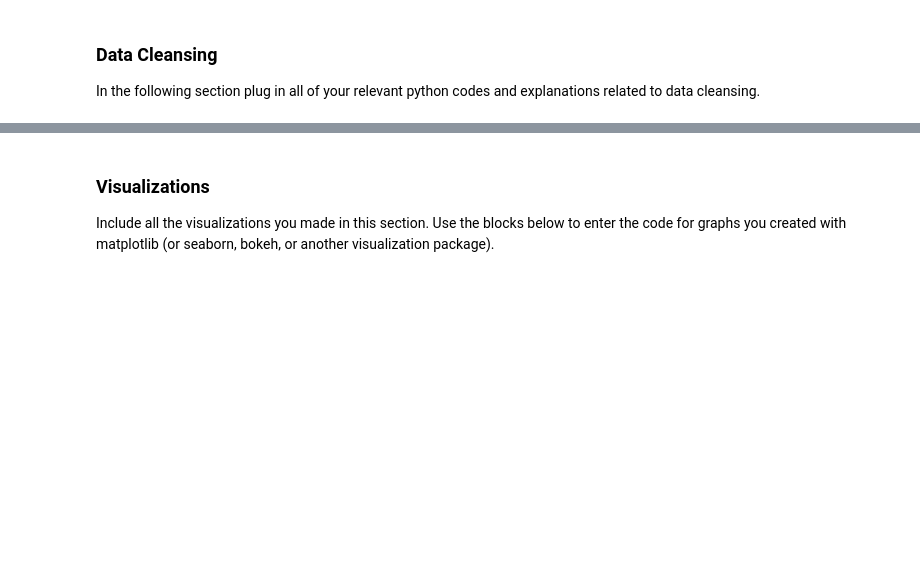
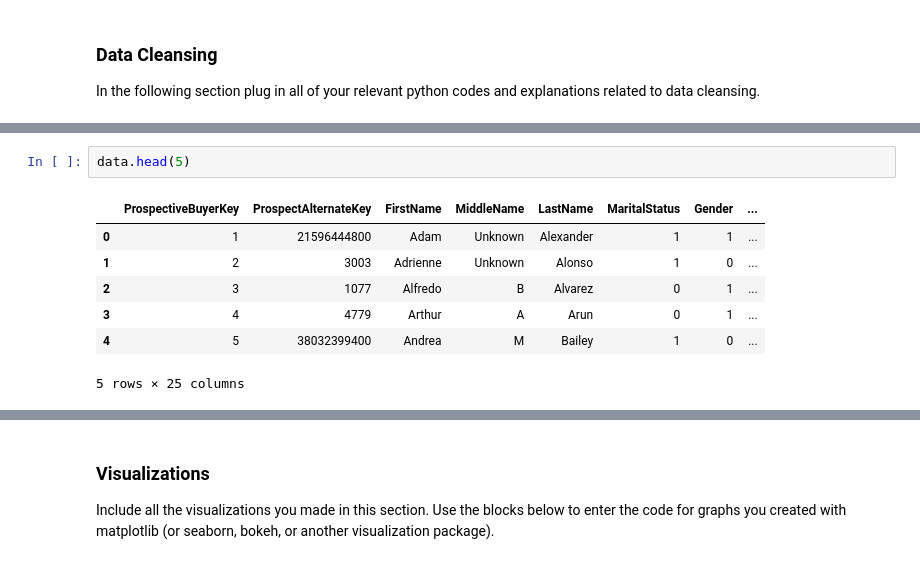
Before and after one commit to Chris-JunHao/group3, a Jupyter notebook: AdventureWork_Template_Final_Deliverable.ipynb, the cells around one changed output, grey strips where cells are left out. Drawn from its saved outputs; the diff is of its cells as text; blank space fills up the shorter version.

```diff
--- a/AdventureWork_Template_Final_Deliverable.ipynb
+++ b/AdventureWork_Template_Final_Deliverable.ipynb
@@ -90,3 +114,13 @@ Include all exploratory Data Analysis questions you studied in this section.
+# %%
+data.head(5)
+# %% [output]
+|  | ProspectiveBuyerKey | ProspectAlternateKey | FirstName | MiddleName | LastName | MaritalStatus | Gender | ... |
+| 0 | 1 | 21596444800 | Adam | Unknown | Alexander | 1 | 1 | ... |
+| 1 | 2 | 3003 | Adrienne | Unknown | Alonso | 1 | 0 | ... |
+| 2 | 3 | 1077 | Alfredo | B | Alvarez | 0 | 1 | ... |
+| 3 | 4 | 4779 | Arthur | A | Arun | 0 | 1 | ... |
+| 4 | 5 | 38032399400 | Andrea | M | Bailey | 1 | 0 | ... |
+5 rows × 25 columns
 # %%
 # Add your exploratory data analysis of the NAC data here. You can add Mark Down blocks (or output f-strings) to provide explanations to your code, alongside comments made in your code.
 data.describe()
```
Also changed, not shown: parts of 16 cells of this notebook.
